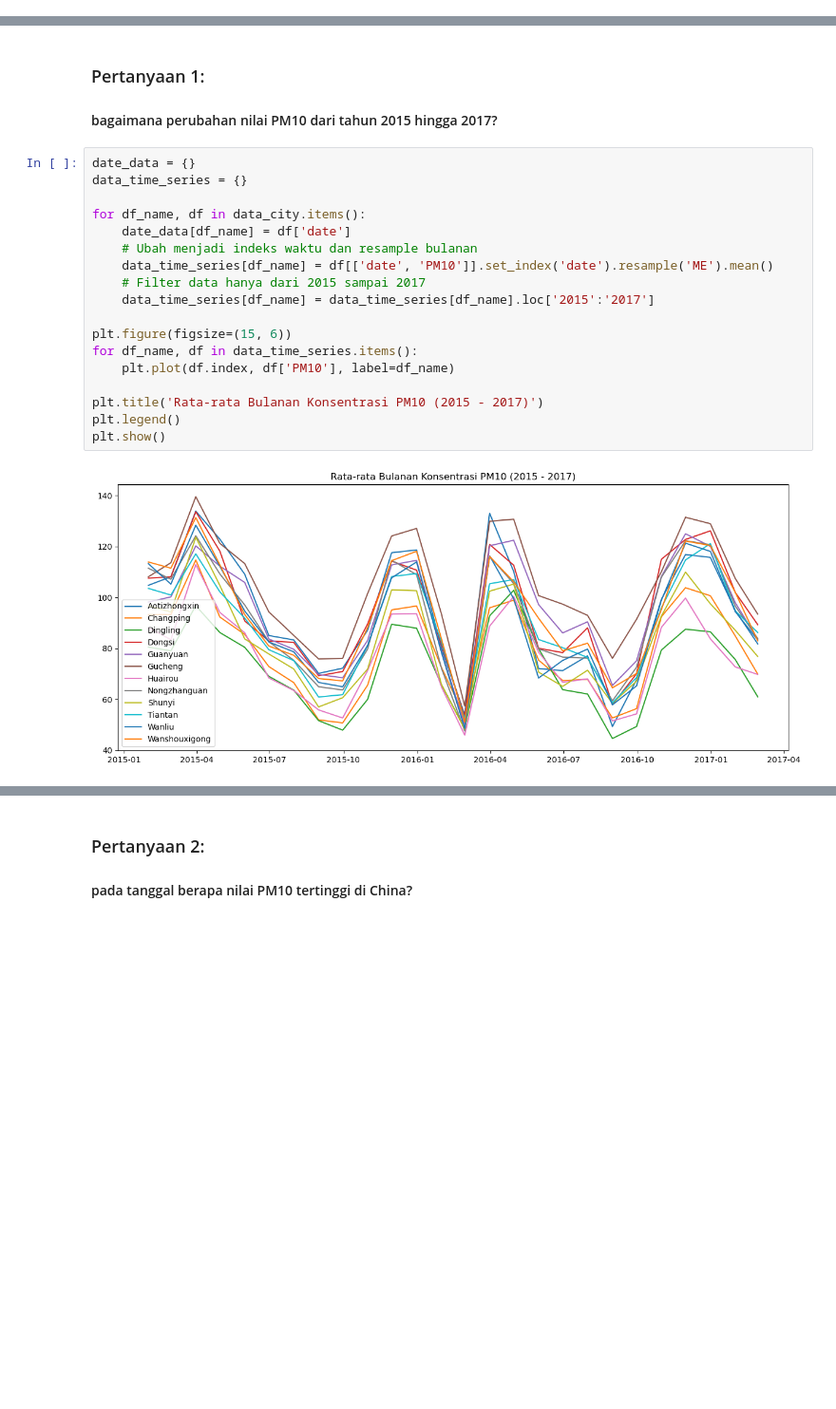
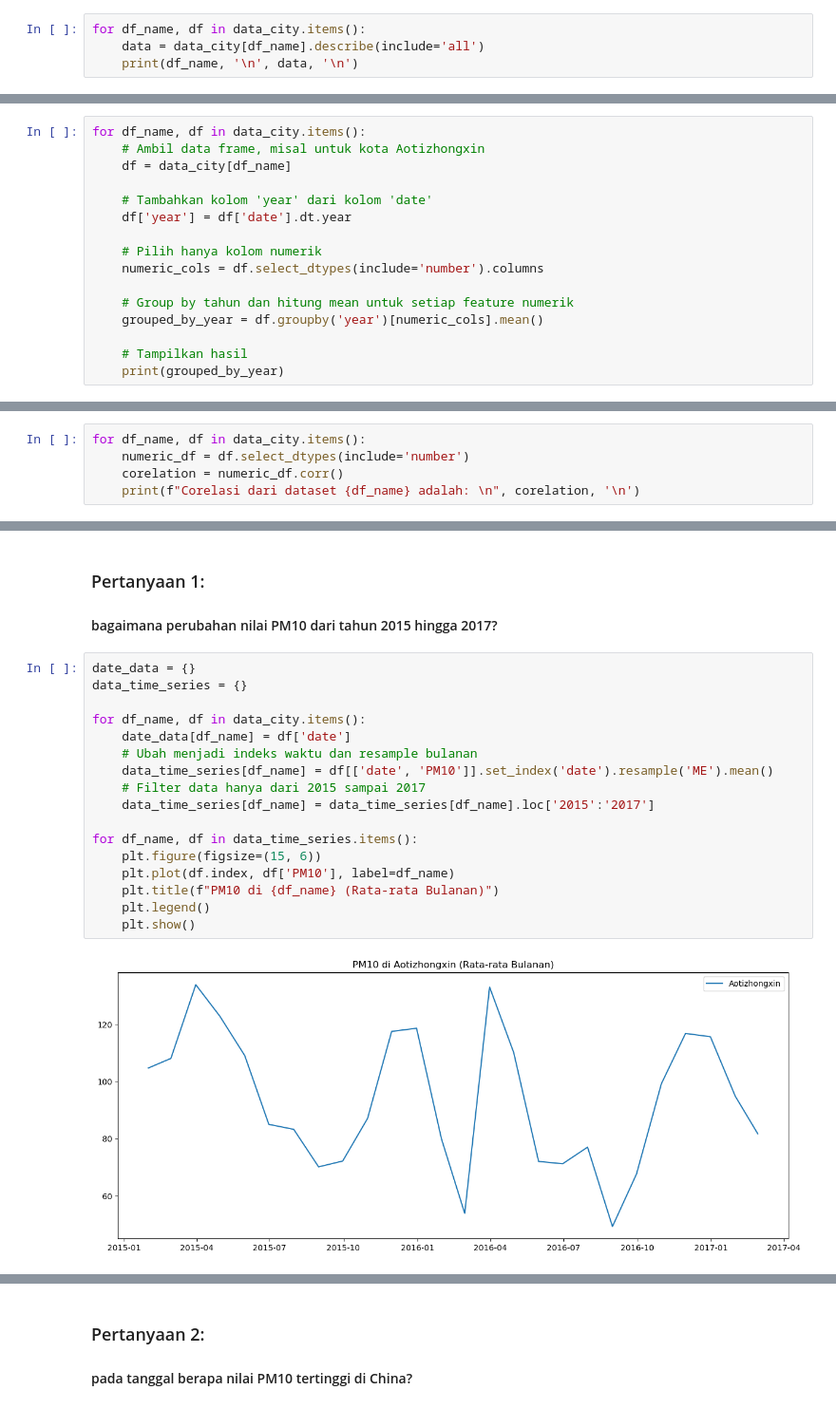
Before and after one commit to Satss101/submission_analisis_data_dengan_python, a Jupyter notebook: notebook.ipynb, the cells around one changed output, grey strips where cells are left out. Shown at 95% size. Cells and saved outputs as stored; diff of their text form; blank space fills up the shorter version.

Commit message:
ubah path dan visualisasi

```diff
--- a/notebook.ipynb
+++ b/notebook.ipynb
@@ -732,0 +654,4 @@ plt.show()
+# %%
+for df_name, df in data_city.items():
+    data = data_city[df_name].describe(include='all')
+    print(df_name, '\n', data, '\n')
@@ -732,0 +699,16 @@ plt.show()
+# %%
+for df_name, df in data_city.items():
+    # Ambil data frame, misal untuk kota Aotizhongxin
+    df = data_city[df_name]
+
+    # Tambahkan kolom 'year' dari kolom 'date'
+    df['year'] = df['date'].dt.year
+
+    # Pilih hanya kolom numerik
+    numeric_cols = df.select_dtypes(include='number').columns
+
+    # Group by tahun dan hitung mean untuk setiap feature numerik
+    grouped_by_year = df.groupby('year')[numeric_cols].mean()
+
+    # Tampilkan hasil
+    print(grouped_by_year)
@@ -798,0 +783,5 @@ korelasi
+# %%
+for df_name, df in data_city.items():
+    numeric_df = df.select_dtypes(include='number')
+    corelation = numeric_df.corr()
+    print(f"Corelasi dari dataset {df_name} adalah: \n", corelation, '\n')
@@ -804,20 +821,19 @@ korelasi
 # %%
 date_data = {}
 data_time_series = {}
 
 for df_name, df in data_city.items():
     date_data[df_name] = df['date']
     # Ubah menjadi indeks waktu dan resample bulanan
     data_time_series[df_name] = df[['date', 'PM10']].set_index('date').resample('ME').mean()
     # Filter data hanya dari 2015 sampai 2017
     data_time_series[df_name] = data_time_series[df_name].loc['2015':'2017']
 
-plt.figure(figsize=(15, 6))
 for df_name, df in data_time_series.items():
+    plt.figure(figsize=(15, 6))
     plt.plot(df.index, df['PM10'], label=df_name)
-
-plt.title('Rata-rata Bulanan Konsentrasi PM10 (2015 - 2017)')
-plt.legend()
-plt.show()
+    plt.title(f"PM10 di {df_name} (Rata-rata Bulanan)")
+    plt.legend()
+    plt.show()
 # %% [output]
-[figure, old version]
+[figure, new version]
```
Also changed, not shown: parts of 18 cells of this notebook, 2 other files.
